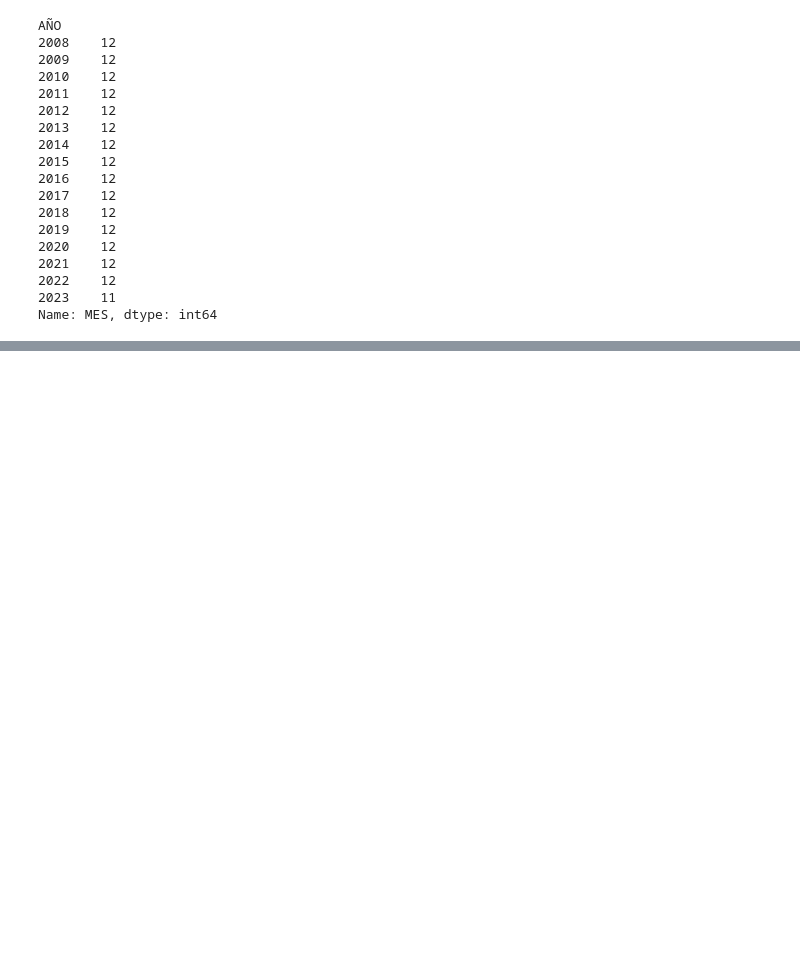
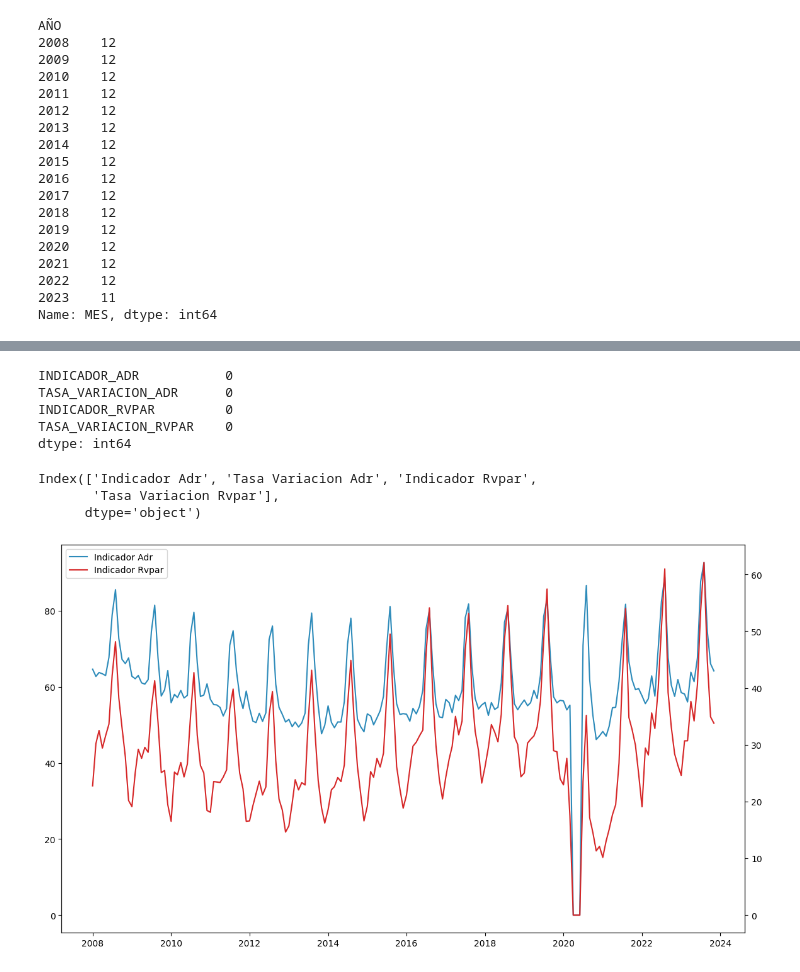
Before and after one commit to b0rjen/cf_ml, a Jupyter notebook: notebooks/irh.ipynb, the cells around one changed output, grey strips where cells are left out. Drawn from its saved outputs; the diff is of its cells as text; code cells hidden in the pictures; blank space fills up the shorter version.

```diff
--- a/notebooks/irh.ipynb
+++ b/notebooks/irh.ipynb
@@ -136,0 +209,4 @@ Name: MES, dtype: int64
+# %%
+# dropeamos año y mes, y pasamos datetime al index
+df = df.drop(columns=['AÑO','MES'])
+df.set_index('FECHA', inplace=True)
@@ -136,0 +241,23 @@ Name: MES, dtype: int64
+# %%
+# vamos a asegurarnos que esta reindexación no ha generado valores nulos
+df.isnull().sum()
+# %% [output]
+INDICADOR_ADR           0
+TASA_VARIACION_ADR      0
+INDICADOR_RVPAR         0
+TASA_VARIACION_RVPAR    0
+dtype: int64
+# %%
+# ahora renombramos columnas para mejor visualización. vamos a quitar las mayúsculas y quitar el guión bajo
+def transformar_nombre_columna(col):
+    return col.replace('_', ' ').title()
+
+# Renombramos las columnas usando la función definida
+df.rename(columns=lambda x: transformar_nombre_columna(x), inplace=True)
+
+# vemos los nuevos nombres de las columnas
+print(df.columns)
+# %% [output]
+Index(['Indicador Adr', 'Tasa Variacion Adr', 'Indicador Rvpar',
+       'Tasa Variacion Rvpar'],
+      dtype='object')
@@ -136,0 +277,26 @@ Name: MES, dtype: int64
+# %%
+# Creamos figura y eje
+fig, ax1 = plt.subplots(figsize=(14,8))
+
+# Configuramos el eje x para el tiempo (index)
+ax1.set_xlabel('')
+ax1.set_ylabel('', color='#2d8bba')
+
+# Graficamos "Indicador Adr" en el primer eje y
+line1 = ax1.plot(df.index, df['Indicador Adr'], label='Indicador Adr', color='#2d8bba')
+
+# Segundo eje y que comparte el mismo eje x
+ax2 = ax1.twinx()
+ax2.set_ylabel('', color='tab:red')
+
+# Graficamos "Indicador Rvpar" en el segundo eje y
+line2 = ax2.plot(df.index, df['Indicador Rvpar'], label='Indicador Rvpar', color='tab:red')
+
+# ponemos leyendas combinadas (esto no hace falta)
+lines = line1 + line2
+labels = [l.get_label() for l in lines]
+ax1.legend(lines, labels, loc='upper left')
+
+plt.show()
+# %% [output]
+[figure, added]
```
Also changed, not shown: parts of 23 cells of this notebook, 4 other files.
